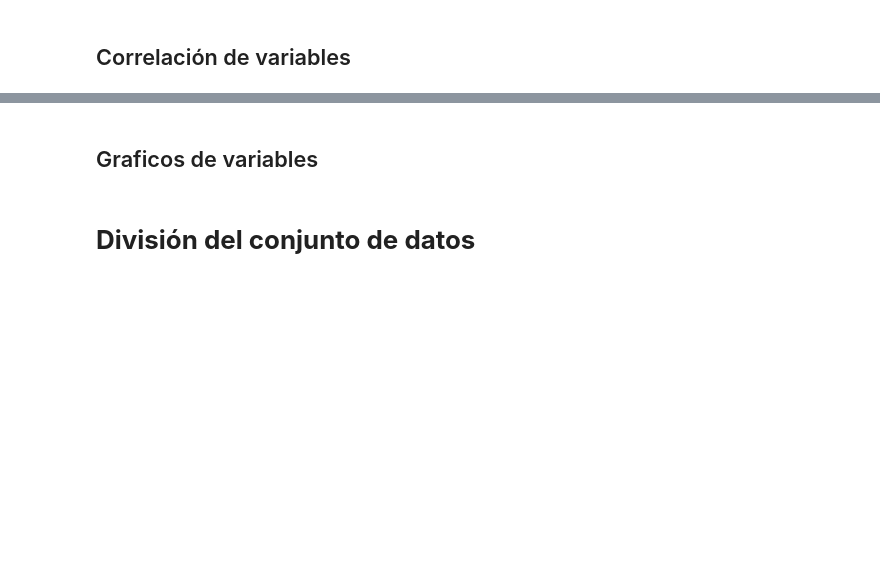
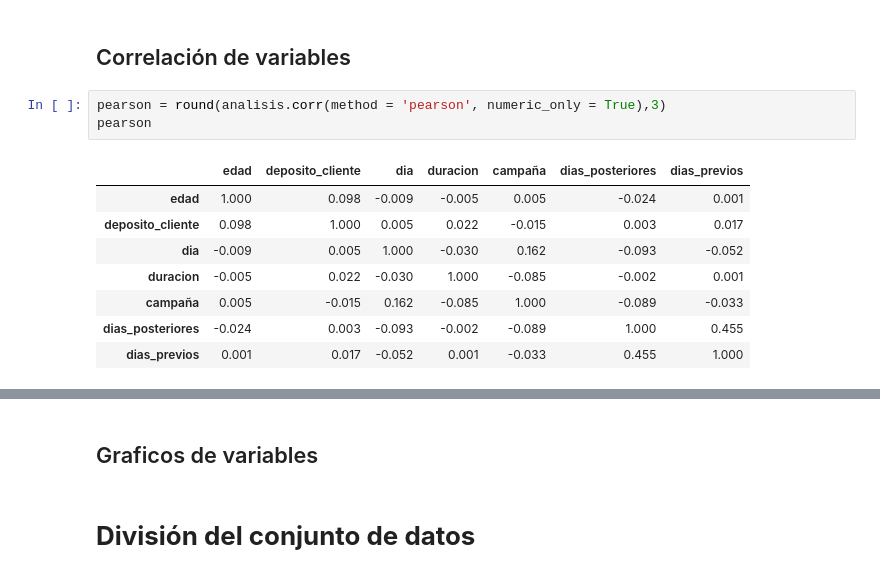
Before and after one commit to Marcelooyola/UDAMod5, a Jupyter notebook: trabajo_final.ipynb, the cells around one changed output, grey strips where cells are left out. Cells and saved outputs as stored; diff of their text form; blank space fills up the shorter version.

```diff
--- a/trabajo_final.ipynb
+++ b/trabajo_final.ipynb
@@ -258,2 +315,14 @@ freq    13766     4901
 # %% [markdown]
 ## Correlación de variables
+# %%
+pearson = round(analisis.corr(method = 'pearson', numeric_only = True),3)
+pearson
+# %% [output]
+|  | edad | deposito_cliente | dia | duracion | campaña | dias_posteriores | dias_previos |
+| edad | 1.000 | 0.098 | -0.009 | -0.005 | 0.005 | -0.024 | 0.001 |
+| deposito_cliente | 0.098 | 1.000 | 0.005 | 0.022 | -0.015 | 0.003 | 0.017 |
+| dia | -0.009 | 0.005 | 1.000 | -0.030 | 0.162 | -0.093 | -0.052 |
+| duracion | -0.005 | 0.022 | -0.030 | 1.000 | -0.085 | -0.002 | 0.001 |
+| campaña | 0.005 | -0.015 | 0.162 | -0.085 | 1.000 | -0.089 | -0.033 |
+| dias_posteriores | -0.024 | 0.003 | -0.093 | -0.002 | -0.089 | 1.000 | 0.455 |
+| dias_previos | 0.001 | 0.017 | -0.052 | 0.001 | -0.033 | 0.455 | 1.000 |
```
Also changed, not shown: parts of 18 cells of this notebook.
